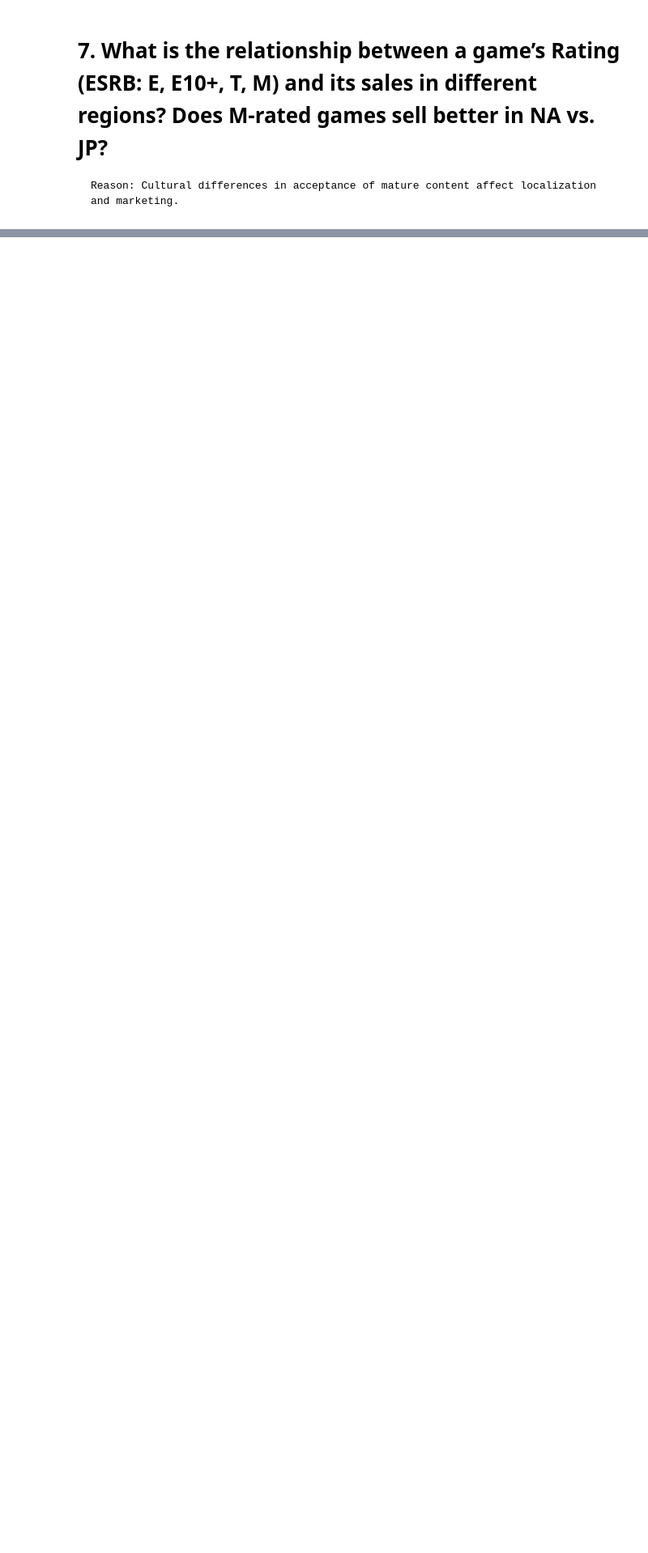
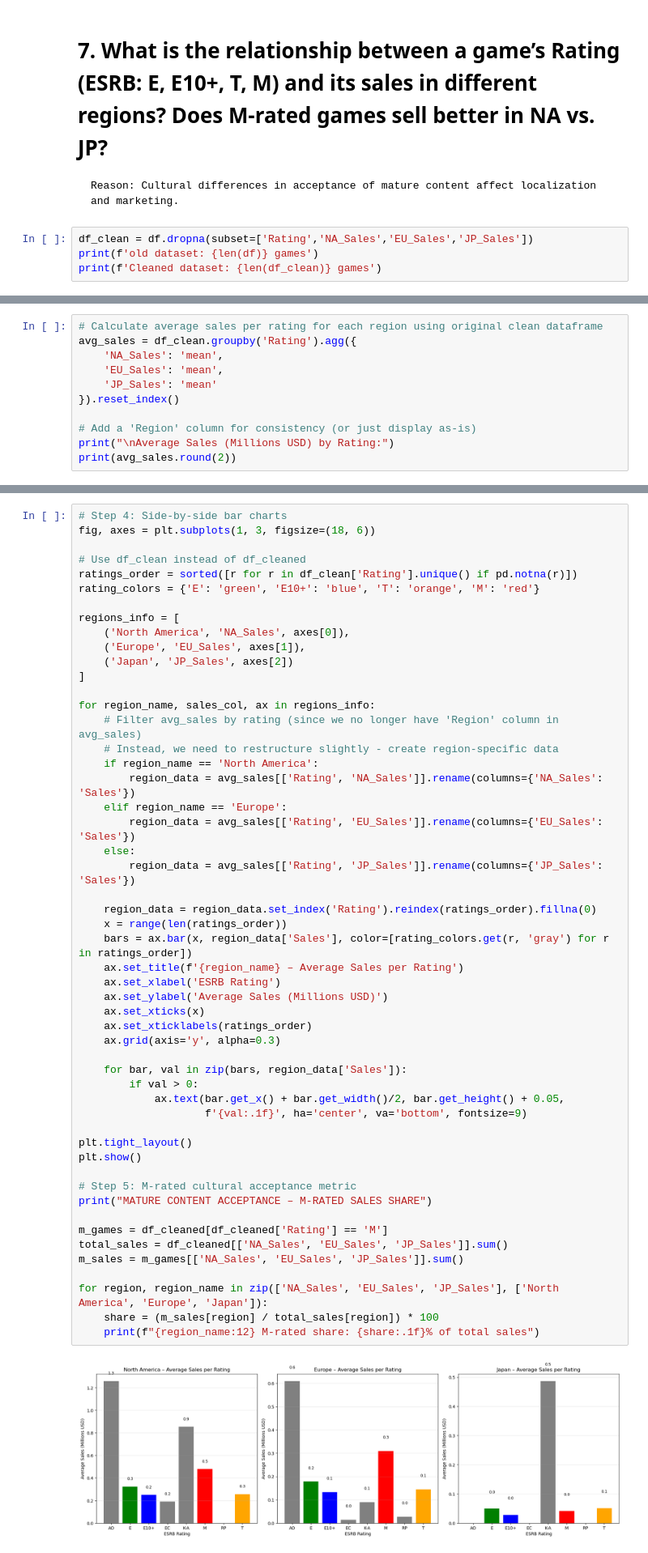
Before and after one commit to RacerBeats/DATA_ANALYTICS_FINAL_PROJ, a Jupyter notebook: Gaming sales project/game_analysis2.ipynb, the cells around one changed output, grey strips where cells are left out. Shown at 81% size. Saved outputs shown, nothing was run; the diff lists cells and outputs as text; blank space fills up the shorter version.

```diff
--- a/Gaming sales project/game_analysis2.ipynb
+++ b/Gaming sales project/game_analysis2.ipynb
@@ -158,3 +450,7 @@ After cleaning: 16663 records
 # 7. What is the relationship between a game’s Rating (ESRB: E, E10+, T, M) and its sales in different regions? Does M-rated games sell better in NA vs. JP?
 
     Reason: Cultural differences in acceptance of mature content affect localization and marketing.
+# %%
+df_clean = df.dropna(subset=['Rating','NA_Sales','EU_Sales','JP_Sales'])
+print(f'old dataset: {len(df)} games')
+print(f'Cleaned dataset: {len(df_clean)} games')
@@ -160,0 +491,11 @@ After cleaning: 16663 records
+# %%
+# Calculate average sales per rating for each region using original clean dataframe
+avg_sales = df_clean.groupby('Rating').agg({
+    'NA_Sales': 'mean',
+    'EU_Sales': 'mean',
+    'JP_Sales': 'mean'
+}).reset_index()
+
+# Add a 'Region' column for consistency (or just display as-is)
+print("\nAverage Sales (Millions USD) by Rating:")
+print(avg_sales.round(2))
@@ -160,0 +513,54 @@ After cleaning: 16663 records
+# %%
+# Step 4: Side-by-side bar charts
+fig, axes = plt.subplots(1, 3, figsize=(18, 6))
+
+# Use df_clean instead of df_cleaned
+ratings_order = sorted([r for r in df_clean['Rating'].unique() if pd.notna(r)])
+rating_colors = {'E': 'green', 'E10+': 'blue', 'T': 'orange', 'M': 'red'}
+
+regions_info = [
+    ('North America', 'NA_Sales', axes[0]),
+    ('Europe', 'EU_Sales', axes[1]),
+    ('Japan', 'JP_Sales', axes[2])
+]
+
+for region_name, sales_col, ax in regions_info:
+    # Filter avg_sales by rating (since we no longer have 'Region' column in avg_sales)
+    # Instead, we need to restructure slightly - create region-specific data
+    if region_name == 'North America':
+        region_data = avg_sales[['Rating', 'NA_Sales']].rename(columns={'NA_Sales': 'Sales'})
+    elif region_name == 'Europe':
+        region_data = avg_sales[['Rating', 'EU_Sales']].rename(columns={'EU_Sales': 'Sales'})
+    else:
+        region_data = avg_sales[['Rating', 'JP_Sales']].rename(columns={'JP_Sales': 'Sales'})
+
+    region_data = region_data.set_index('Rating').reindex(ratings_order).fillna(0)
+    x = range(len(ratings_order))
+    bars = ax.bar(x, region_data['Sales'], color=[rating_colors.get(r, 'gray') for r in ratings_order])
+    ax.set_title(f'{region_name} – Average Sales per Rating')
+    ax.set_xlabel('ESRB Rating')
+    ax.set_ylabel('Average Sales (Millions USD)')
+    ax.set_xticks(x)
+    ax.set_xticklabels(ratings_order)
+    ax.grid(axis='y', alpha=0.3)
+
+    for bar, val in zip(bars, region_data['Sales']):
+        if val > 0:
+            ax.text(bar.get_x() + bar.get_width()/2, bar.get_height() + 0.05,
+                    f'{val:.1f}', ha='center', va='bottom', fontsize=9)
+
+plt.tight_layout()
+plt.show()
+
+# Step 5: M‑rated cultural acceptance metric
+print("MATURE CONTENT ACCEPTANCE – M‑RATED SALES SHARE")
+
+m_games = df_cleaned[df_cleaned['Rating'] == 'M']
+total_sales = df_cleaned[['NA_Sales', 'EU_Sales', 'JP_Sales']].sum()
+m_sales = m_games[['NA_Sales', 'EU_Sales', 'JP_Sales']].sum()
+
+for region, region_name in zip(['NA_Sales', 'EU_Sales', 'JP_Sales'], ['North America', 'Europe', 'Japan']):
+    share = (m_sales[region] / total_sales[region]) * 100
+    print(f"{region_name:12} M‑rated share: {share:.1f}% of total sales")
+# %% [output]
+[figure, added]
```
Also changed, not shown: parts of 13 cells of this notebook, 1 other file.
